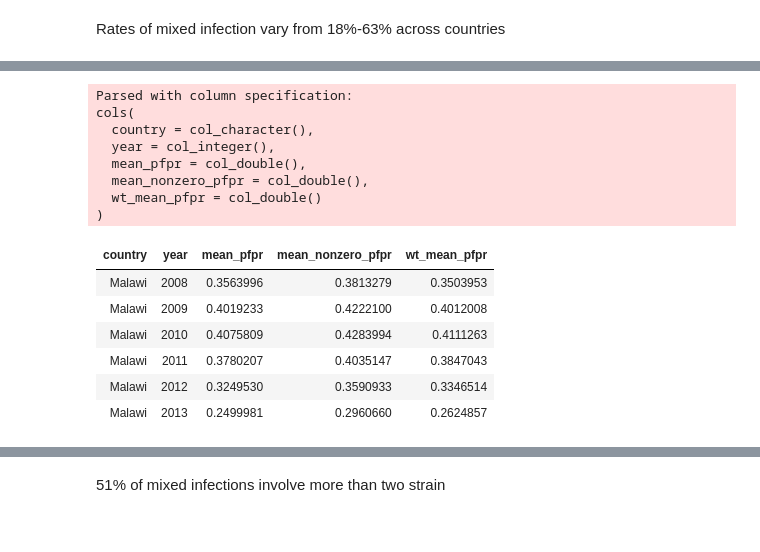
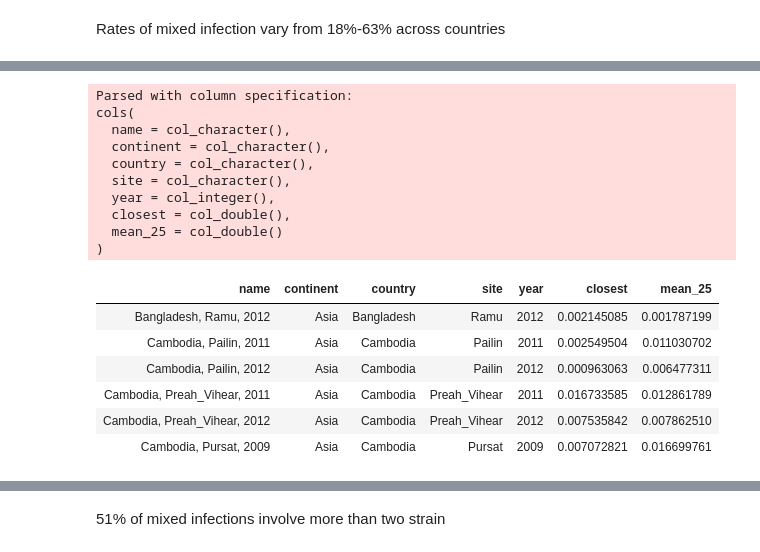
Before and after one commit to elifesciences-publications/mixedIBD-Supplement, a Jupyter notebook: supplement_how_things_were_done.ipynb, the cells around one changed output, grey strips where cells are left out. Cells and saved outputs as stored; diff of their text form; code cells hidden in the pictures.

```diff
--- a/supplement_how_things_were_done.ipynb
+++ b/supplement_how_things_were_done.ipynb
@@ -70,22 +77,25 @@ range 0.1824818 0.6314363
 # %%
-pfpr = read_tsv("pfpr_rate_inferred.txt")
+#pfpr = read_tsv("pfpr_rate_inferred.txt")
+pfpr = read_csv("global_mapPfPR_25mi.csv")
 head(filter(pfpr, year > 2007))
 # %% [output]
 Parsed with column specification:
 cols(
+  name = col_character(),
+  continent = col_character(),
   country = col_character(),
+  site = col_character(),
   year = col_integer(),
-  mean_pfpr = col_double(),
-  mean_nonzero_pfpr = col_double(),
-  wt_mean_pfpr = col_double()
+  closest = col_double(),
+  mean_25 = col_double()
 )
-| country | year | mean_pfpr | mean_nonzero_pfpr | wt_mean_pfpr |
-| Malawi | 2008 | 0.3563996 | 0.3813279 | 0.3503953 |
-| Malawi | 2009 | 0.4019233 | 0.4222100 | 0.4012008 |
-| Malawi | 2010 | 0.4075809 | 0.4283994 | 0.4111263 |
-| Malawi | 2011 | 0.3780207 | 0.4035147 | 0.3847043 |
-| Malawi | 2012 | 0.3249530 | 0.3590933 | 0.3346514 |
-| Malawi | 2013 | 0.2499981 | 0.2960660 | 0.2624857 |
+| name | continent | country | site | year | closest | mean_25 |
+| Bangladesh, Ramu, 2012 | Asia | Bangladesh | Ramu | 2012 | 0.002145085 | 0.001787199 |
+| Cambodia, Pailin, 2011 | Asia | Cambodia | Pailin | 2011 | 0.002549504 | 0.011030702 |
+| Cambodia, Pailin, 2012 | Asia | Cambodia | Pailin | 2012 | 0.000963063 | 0.006477311 |
+| Cambodia, Preah_Vihear, 2011 | Asia | Cambodia | Preah_Vihear | 2011 | 0.016733585 | 0.012861789 |
+| Cambodia, Preah_Vihear, 2012 | Asia | Cambodia | Preah_Vihear | 2012 | 0.007535842 | 0.007862510 |
+| Cambodia, Pursat, 2009 | Asia | Cambodia | Pursat | 2009 | 0.007072821 | 0.016699761 |
 # %%
 mean_eff_k = c()
 mean_relatedness = c()
```
Also changed, not shown: parts of 37 cells of this notebook, 2 other files.
